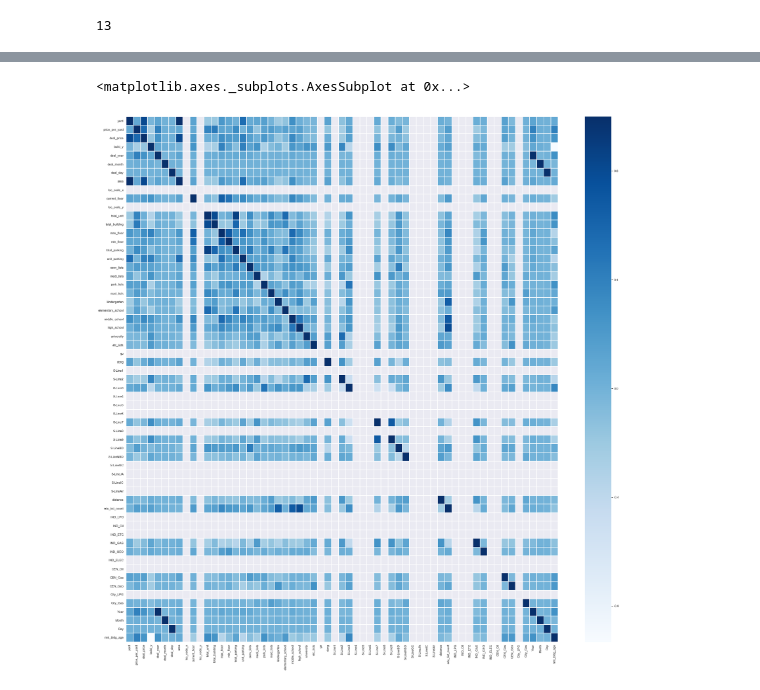
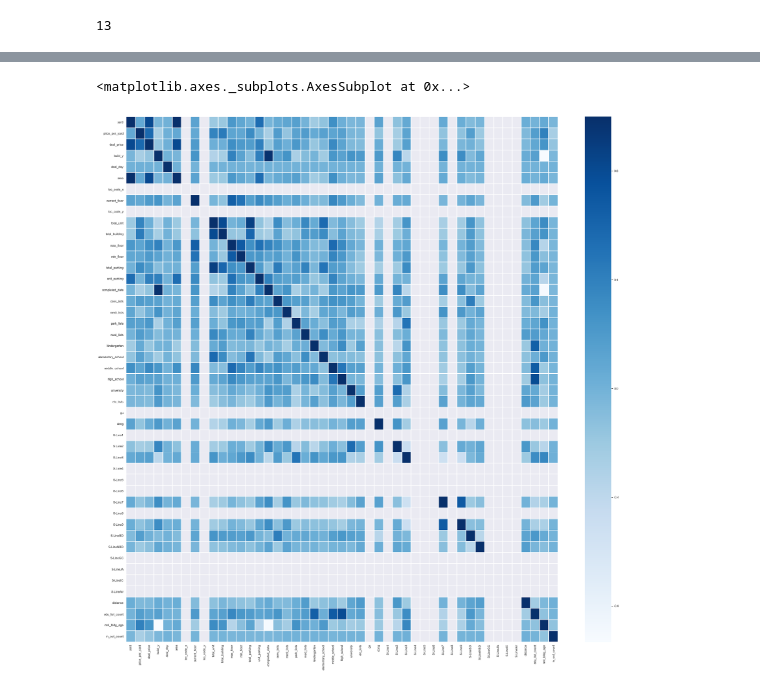
Before and after one commit to tax-k/KB_price_crawling, a Jupyter notebook: EDA and ARIMA.ipynb, the cells around one changed output, grey strips where cells are left out. Saved outputs shown, nothing was run; the diff lists cells and outputs as text; code cells hidden in the pictures.

```diff
--- a/EDA and ARIMA.ipynb
+++ b/EDA and ARIMA.ipynb
@@ -305,3 +432,5 @@ Name: law_code, dtype: int64
+# %%
+in_out_merged_df = in_out_merged_df.drop(['IND_LPG','IND_Oil','IND_ETC','IND_GAS','IND_GEO','IND_ELEC','CEN_Oil','CEN_Gas','CEN_Geo','City_LPG','City_Gas'], axis=1)
 # %%
 sns.countplot(state_ts.law_code, order = state_ts['law_code'].value_counts().index)
 # %% [output]
@@ -366,0 +499,12 @@ plt.show()
+# %%
+%matplotlib inline
+sns.set()
+season = in_out_merged_df
+season['Date'] = in_out_merged_df.full_deal_date
+season['Year'] = in_out_merged_df['full_deal_date'].dt.year
+season['Month'] = in_out_merged_df['full_deal_date'].dt.month
+season['Day'] = in_out_merged_df['full_deal_date'].dt.day
+season['Age'] = in_out_merged_df['nml_bldg_age']
+spivot = pd.pivot_table(season, index='Month', columns = 'Year', values = 'in_out_count', aggfunc=np.mean)
+spivot.plot(figsize=(20,10), linewidth=2)
+plt.show()
@@ -366,0 +515,4 @@ plt.show()
+# %%
+cond = in_out_merged_df['in_out_count'].isnull()
+column_name = 'in_out_count'
+in_out_merged_df.loc[cond, column_name] = "0"
@@ -367 +528,3 @@ plt.show()
+# %%
+in_out_merged_df.loc[:, column_name] = in_out_merged_df.in_out_count.astype(int)
 # %%
@@ -388,6 +551,6 @@ state_ts.corr()
 # %%
 plt.figure(figsize=(35, 35))
-sns.heatmap(data=state_ts.corr(), annot=False, fmt='.2f', linewidths='1', cmap='Blues')
+sns.heatmap(data=in_out_merged_df.corr(), annot=False, fmt='.2f', linewidths='1', cmap='Blues')
 # %% [output]
 <matplotlib.axes._subplots.AxesSubplot at 0x...>
-[figure, old version]
+[figure, new version]
```
Also changed, not shown: parts of 43 cells of this notebook.
